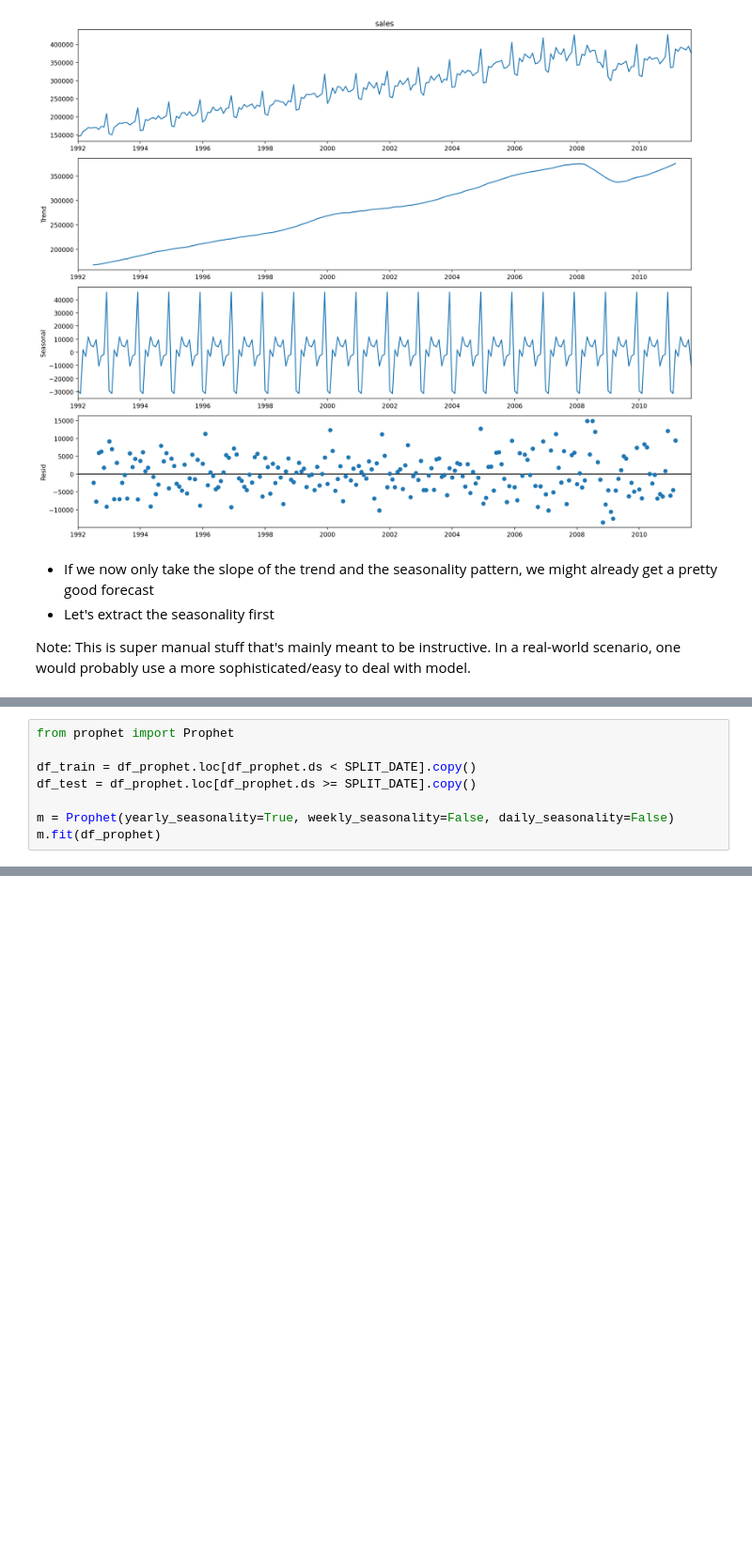
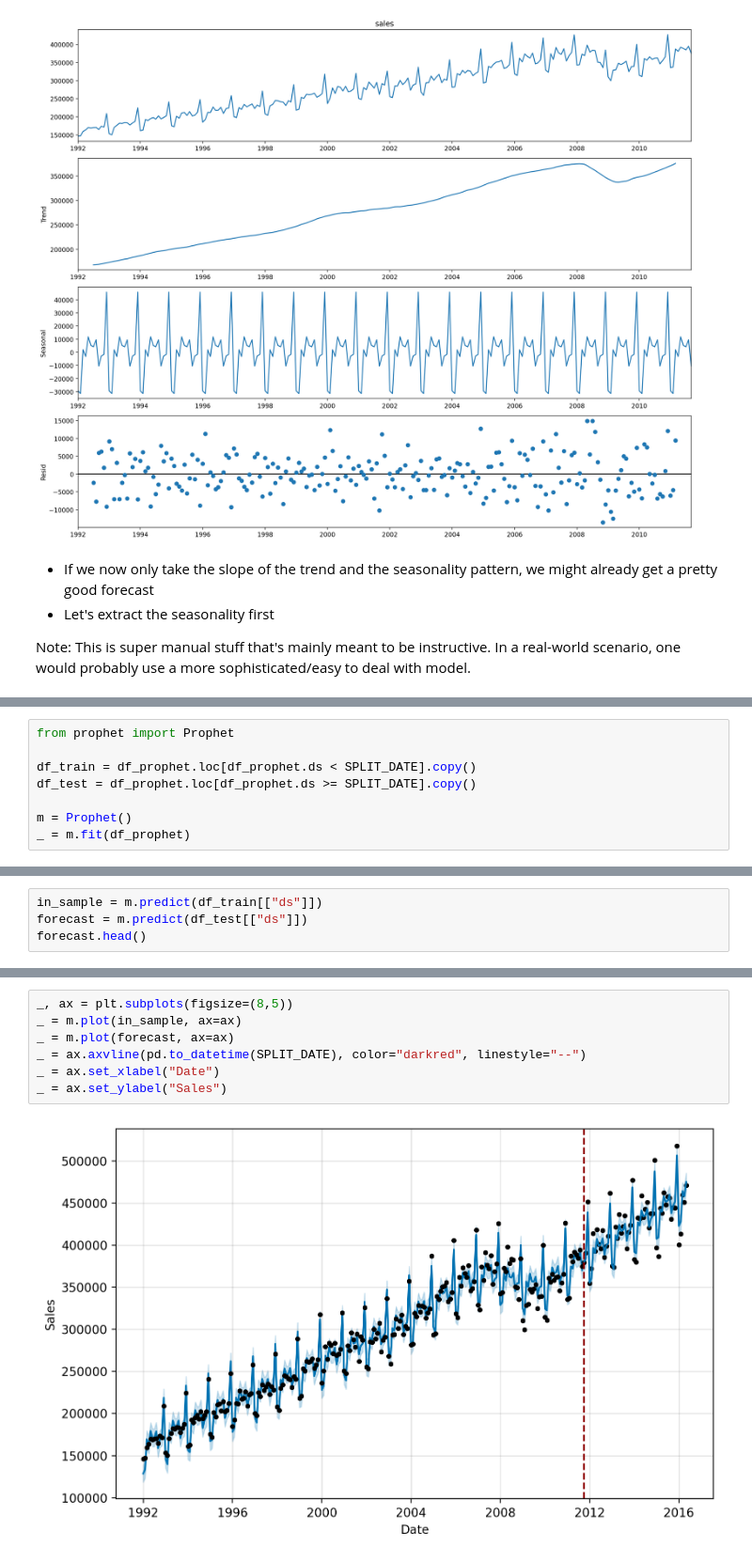
Before and after one commit to WeinbergMalte/timeseries-forecasting-workshop, a Jupyter notebook: notebooks/06-untitled.ipynb, the cells around one changed output, grey strips where cells are left out. Shown at 94% size. Drawn from its saved outputs; the diff is of its cells as text; blank space fills up the shorter version.

```diff
--- a/notebooks/06-untitled.ipynb
+++ b/notebooks/06-untitled.ipynb
@@ -199,6 +209,6 @@ from prophet import Prophet
 df_train = df_prophet.loc[df_prophet.ds < SPLIT_DATE].copy()
 df_test = df_prophet.loc[df_prophet.ds >= SPLIT_DATE].copy()
 
-m = Prophet(yearly_seasonality=True, weekly_seasonality=False, daily_seasonality=False)
-m.fit(df_prophet)
+m = Prophet()
+_ = m.fit(df_prophet)
 # %% [output]
@@ -278,0 +217,4 @@ Ellipsis
+# %%
+in_sample = m.predict(df_train[["ds"]])
+forecast = m.predict(df_test[["ds"]])
+forecast.head()
@@ -278,0 +228,9 @@ Ellipsis
+# %%
+_, ax = plt.subplots(figsize=(8,5))
+_ = m.plot(in_sample, ax=ax)
+_ = m.plot(forecast, ax=ax)
+_ = ax.axvline(pd.to_datetime(SPLIT_DATE), color="darkred", linestyle="--")
+_ = ax.set_xlabel("Date")
+_ = ax.set_ylabel("Sales")
+# %% [output]
+[figure, added]
```
Also changed, not shown: parts of 20 cells of this notebook.
